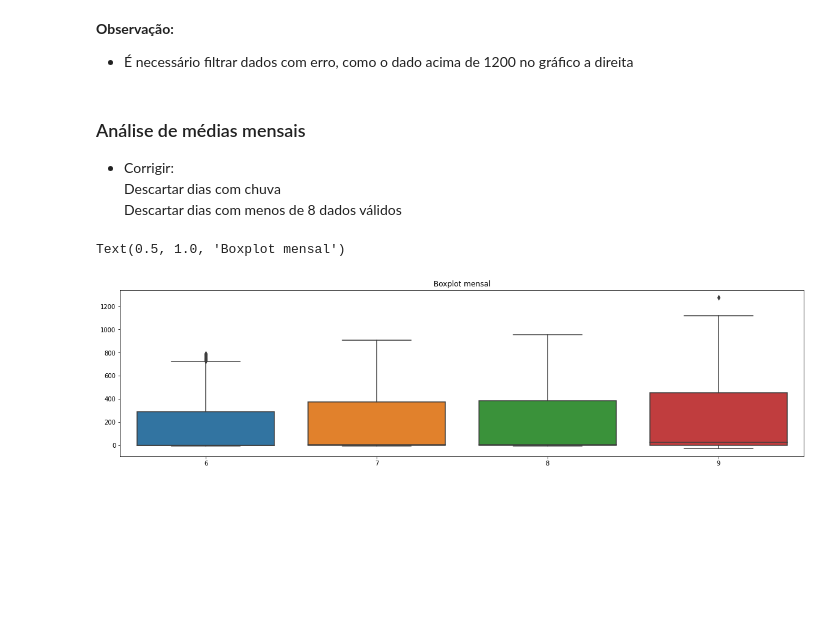
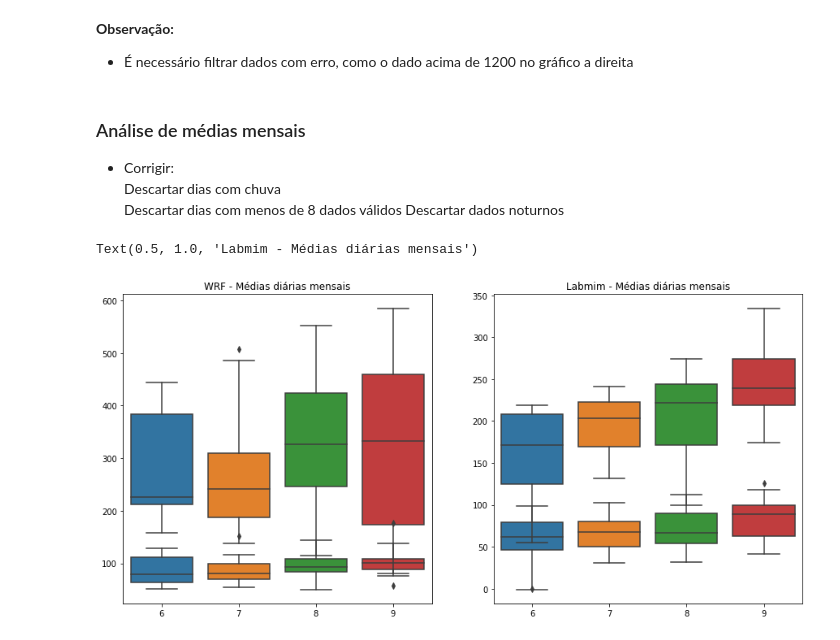
Before and after one commit to igordantasgf/analise_dados_microambientais, a Jupyter notebook: comparação_modelo.ipynb, the cells around one changed output. Drawn from its saved outputs; the diff is of its cells as text; code cells hidden in the pictures; blank space fills up the shorter version.

Commit message:
boxplot

```diff
--- a/comparação_modelo.ipynb
+++ b/comparação_modelo.ipynb
@@ -139,24 +155,31 @@ WARNING:matplotlib.legend:No handles with labels found to put in legend.
 -  Corrigir:\
   Descartar dias com chuva \
   Descartar dias com menos de 8 dados válidos
+  Descartar dados noturnos
-# %%
-lab = labmim[str(inicio):str(fim)]
-ss = series[str(inicio):str(fim)]
-
-dados = lab
-parametro = "Sw_dw"
-
-grouped = dados.groupby('month')
-grouped = pd.DataFrame(grouped)
-lista = []
-#grouped[1][0]["Sw_dw"]
-for i in grouped[1]:
-  lista.append(i[parametro])
-
-fig, ax1 = plt.subplots(figsize=(20,5))
-ax1 = sns.boxplot(data = lista, orient='v')
-ax1.set_xticklabels(grouped[0])
-ax1.set_title("Boxplot mensal")
-# %% [output]
-Text(0.5, 1.0, 'Boxplot mensal')
-[figure, removed]
+# %%
+labmim = labmim[str(inicio):str(fim)]
+series = series[str(inicio):str(fim)]
+
+meses = sorted(list(set(labmim['month'])))
+
+def boxplot(dados,parametro):
+  grouped = pd.DataFrame(dados.groupby('year month day'.split()).agg('mean'))
+  grouped = pd.DataFrame(grouped.groupby('month'))
+  lista = []
+  for i in grouped[1]:
+    lista.append(i[parametro])
+  return lista
+
+fig, ax = plt.subplots(nrows=1, ncols=2, figsize=(15, 7))
+sns.boxplot(data=boxplot(series,'Swdw'),  orient='v' , ax=ax[0])
+sns.boxplot(data=boxplot(series,'Swdf'),  orient='v' , ax=ax[0])
+ax[0].set_xticklabels(meses)
+ax[0].set_title("WRF - Médias diárias mensais")
+
+sns.boxplot(data=boxplot(labmim,'Sw_dw'),  orient='v' , ax=ax[1])
+sns.boxplot(data=boxplot(labmim,'Sw_dif'),  orient='v' , ax=ax[1])
+ax[1].set_xticklabels(meses)
+ax[1].set_title("Labmim - Médias diárias mensais")
+# %% [output]
+Text(0.5, 1.0, 'Labmim - Médias diárias mensais')
+[figure, added]
```
Also changed, not shown: parts of 3 cells of this notebook.
